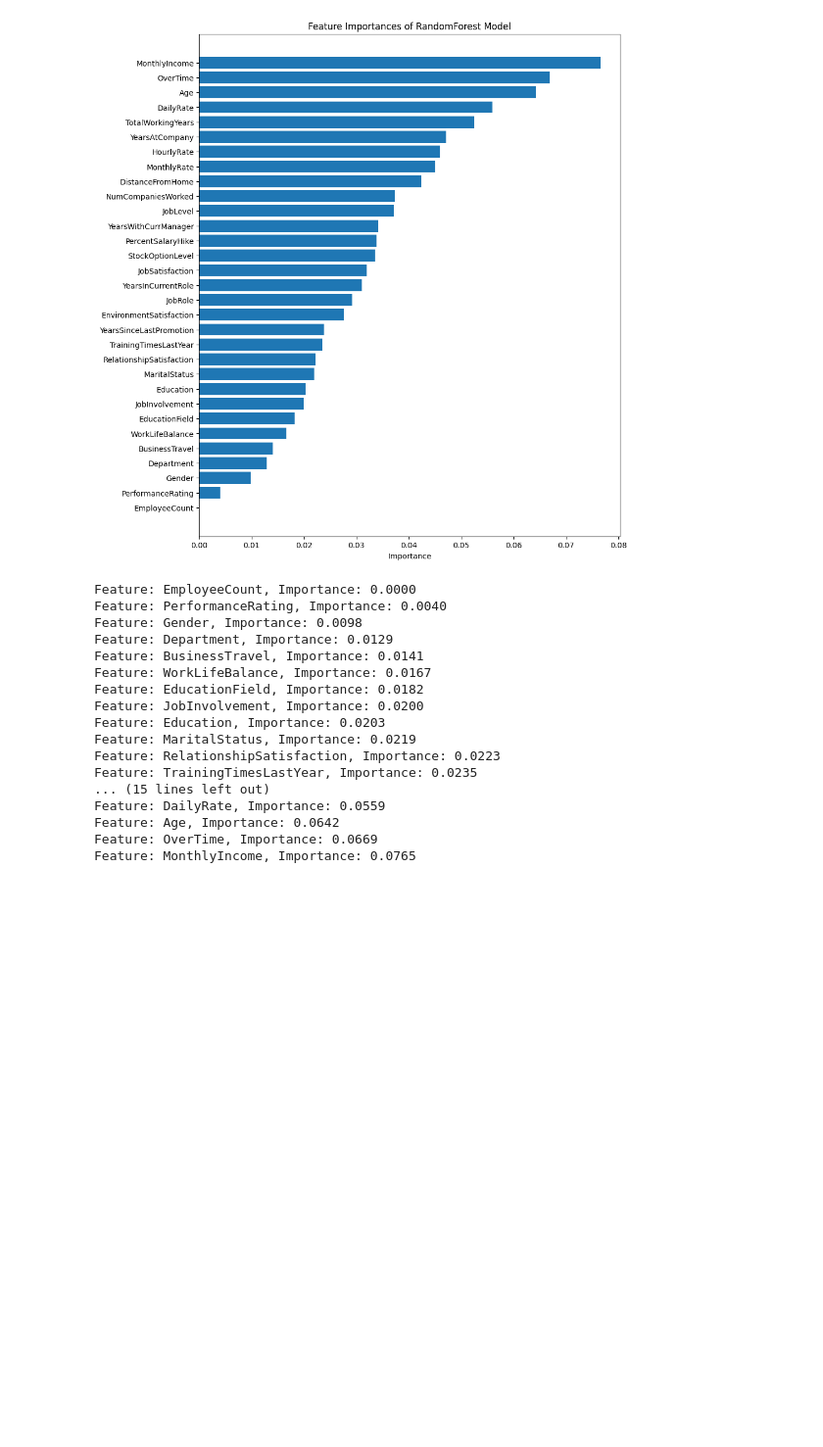
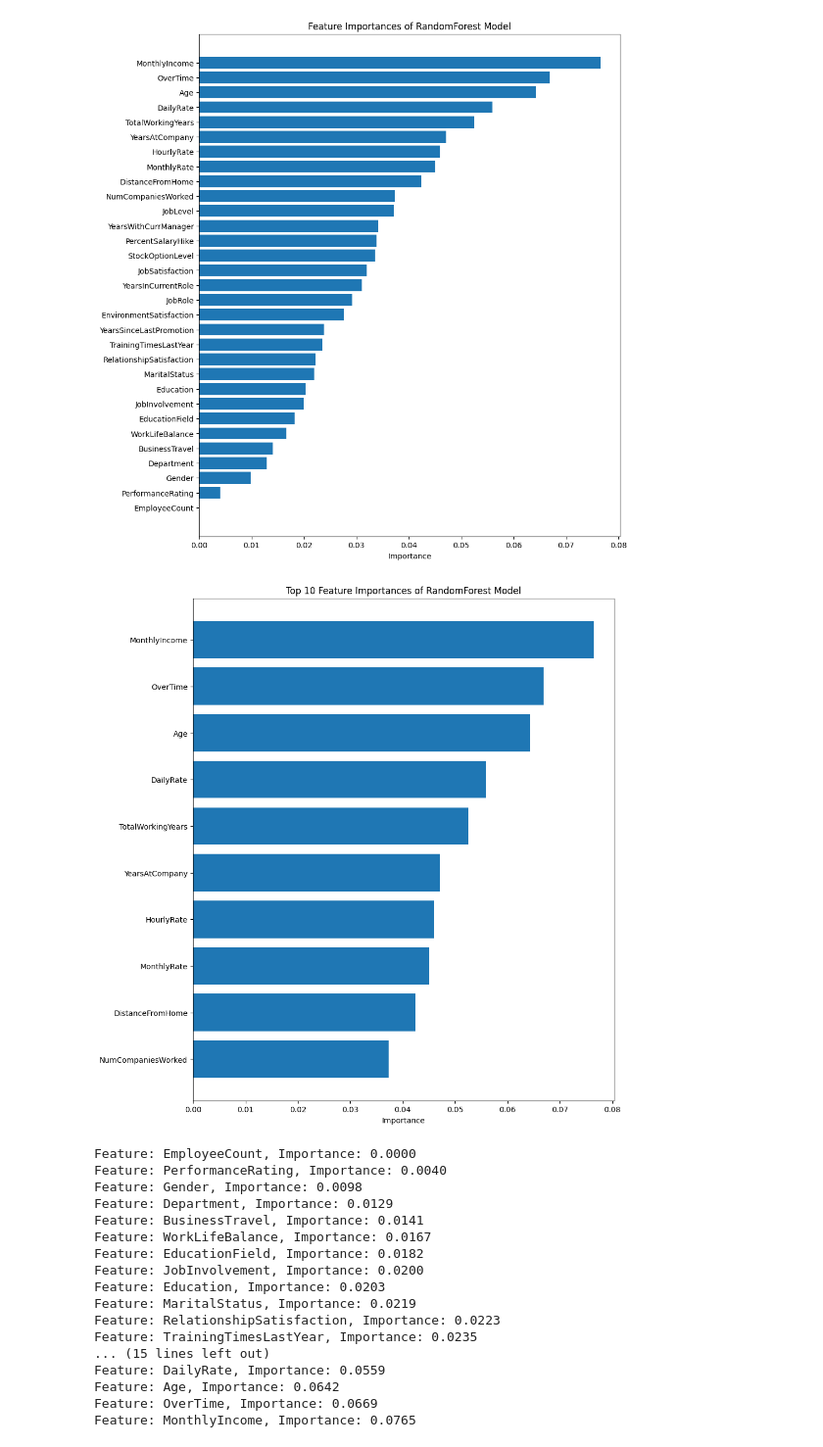
Before and after one commit to jmfsilvaj/HR-Analytics-Employee_Attrition, a Jupyter notebook: model_final.ipynb, the cells around one changed output. Shown at 98% size. Cells and saved outputs as stored; diff of their text form; code cells hidden in the pictures; blank space fills up the shorter version.

```diff
--- a/model_final.ipynb
+++ b/model_final.ipynb
@@ -434,6 +447,25 @@ plt.title('Feature Importances of RandomForest Model')
 plt.show()
 # %% [output]
 [figure]
+# %%
+# Extract feature importances from the trained model
+importances = best_rf.feature_importances_
+
+# Get the feature names
+feature_names = features_over.columns
+
+# Sort the features by importance and select the top 10
+sorted_idx = importances.argsort()[-10:]
+
+# Plot
+plt.figure(figsize=(10, 12))
+plt.barh(range(len(sorted_idx)), importances[sorted_idx], align='center')
+plt.yticks(range(len(sorted_idx)), feature_names[sorted_idx])
+plt.xlabel('Importance')
+plt.title('Top 10 Feature Importances of RandomForest Model')
+plt.show()
+# %% [output]
+[figure, added]
 # %%
 for index in sorted_idx:
     print(f"Feature: {feature_names[index]}, Importance: {importances[index]:.4f}")
```
Also changed, not shown: parts of 4 cells of this notebook.
